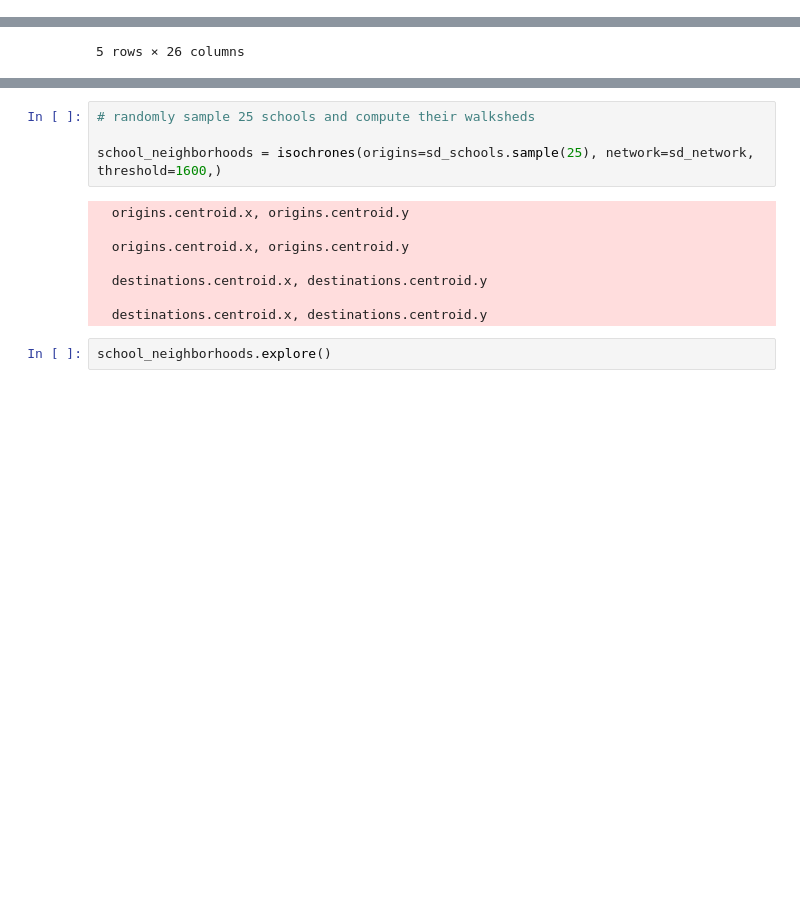
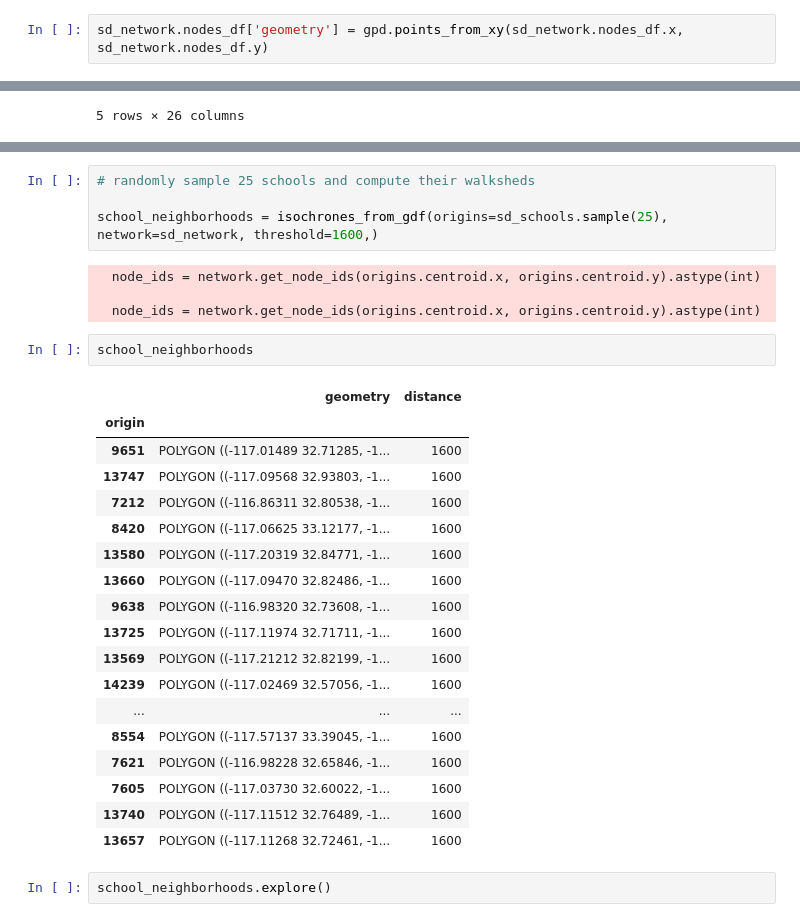
Before and after one commit to oturns/geosnap-guide, a Jupyter notebook: isochrone_example.ipynb, the cells around one changed output, grey strips where cells are left out. Drawn from its saved outputs; the diff is of its cells as text; blank space fills up the shorter version.

Commit message:
update isochrone

```diff
--- a/isochrone_example.ipynb
+++ b/isochrone_example.ipynb
@@ -109,6 +119,8 @@ iso_multiple.explore('distance', cmap='Blues_r', style_kwds={'fillOpacity':0.5})
 In this example it's easy to see how the road network topology makes it easier to travel in some directions more than others. Greenspace squeezes the western portion of the 1600m (20 min) isochrone into a horizontal pattern along Calle del Cerro, but the 2400m (30 minute) isochrone opens north-south tavel again along Avienda Pico, providing access to two other pockets of development, including San Clemente High School
 # %% [markdown]
 We can also compare the network-based isochrone to the as-the-crow-flies approximation given by a euclidean buffer. If we didn't have access to network data, this would be our best estimate of the shape and extent of the 20-minute neighborhood.
+# %%
+sd_network.nodes_df['geometry'] = gpd.points_from_xy(sd_network.nodes_df.x, sd_network.nodes_df.y)
 # %%
 # convert the node into a Point and buffer it 1600m
 
@@ -180,15 +172,32 @@ sd_schools.plot()
 # %%
 # randomly sample 25 schools and compute their walksheds
 
-school_neighborhoods = isochrones(origins=sd_schools.sample(25), network=sd_network, threshold=1600,)
+school_neighborhoods = isochrones_from_gdf(origins=sd_schools.sample(25), network=sd_network, threshold=1600,)
 # %% [output]
-  origins.centroid.x, origins.centroid.y
+  node_ids = network.get_node_ids(origins.centroid.x, origins.centroid.y).astype(int)
 
-  origins.centroid.x, origins.centroid.y
-
-  destinations.centroid.x, destinations.centroid.y
-
-  destinations.centroid.x, destinations.centroid.y
+  node_ids = network.get_node_ids(origins.centroid.x, origins.centroid.y).astype(int)
+# %%
+school_neighborhoods
+# %% [output]
+|  | geometry | distance |
+| origin |  |  |
+| 9651 | POLYGON ((-117.01489 32.71285, -1... | 1600 |
+| 13747 | POLYGON ((-117.09568 32.93803, -1... | 1600 |
+| 7212 | POLYGON ((-116.86311 32.80538, -1... | 1600 |
+| 8420 | POLYGON ((-117.06625 33.12177, -1... | 1600 |
+| 13580 | POLYGON ((-117.20319 32.84771, -1... | 1600 |
+| 13660 | POLYGON ((-117.09470 32.82486, -1... | 1600 |
+| 9638 | POLYGON ((-116.98320 32.73608, -1... | 1600 |
+| 13725 | POLYGON ((-117.11974 32.71711, -1... | 1600 |
+| 13569 | POLYGON ((-117.21212 32.82199, -1... | 1600 |
+| 14239 | POLYGON ((-117.02469 32.57056, -1... | 1600 |
+| ... | ... | ... |
+| 8554 | POLYGON ((-117.57137 33.39045, -1... | 1600 |
+| 7621 | POLYGON ((-116.98228 32.65846, -1... | 1600 |
+| 7605 | POLYGON ((-117.03730 32.60022, -1... | 1600 |
+| 13740 | POLYGON ((-117.11512 32.76489, -1... | 1600 |
+| 13657 | POLYGON ((-117.11268 32.72461, -1... | 1600 |
 # %%
 school_neighborhoods.explore()
 # %% [output]
```
Also changed, not shown: parts of 22 cells of this notebook, 17 other files.
